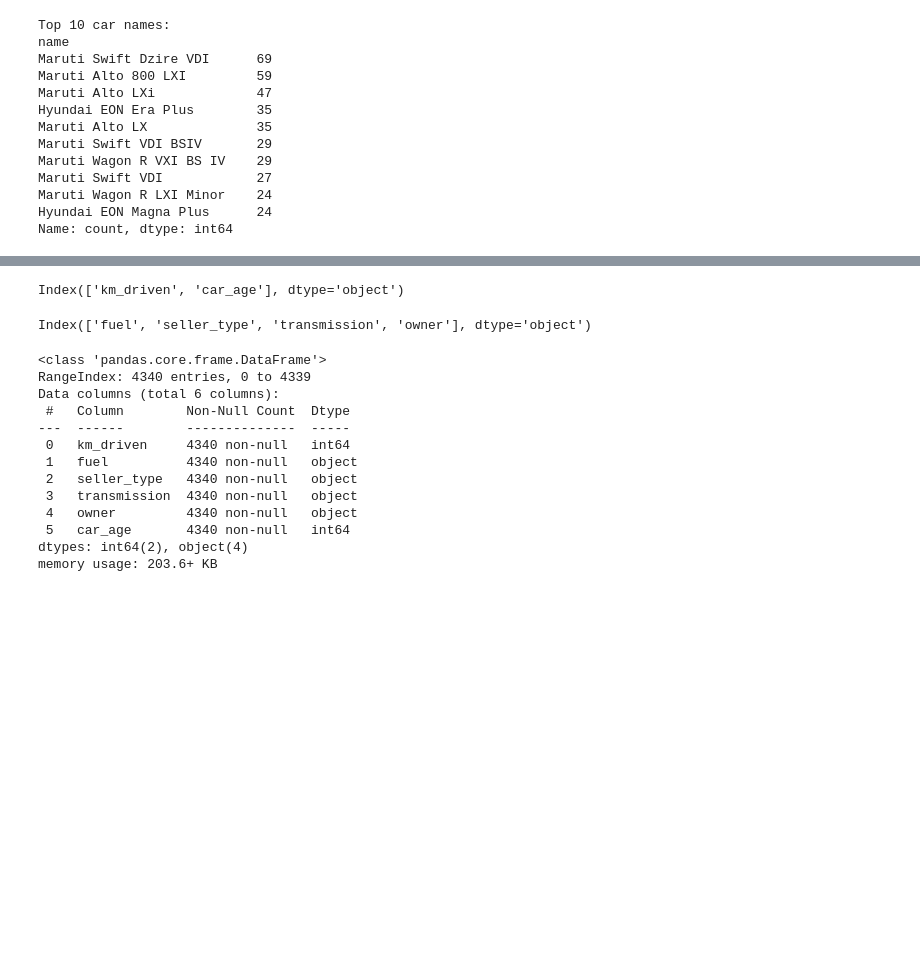
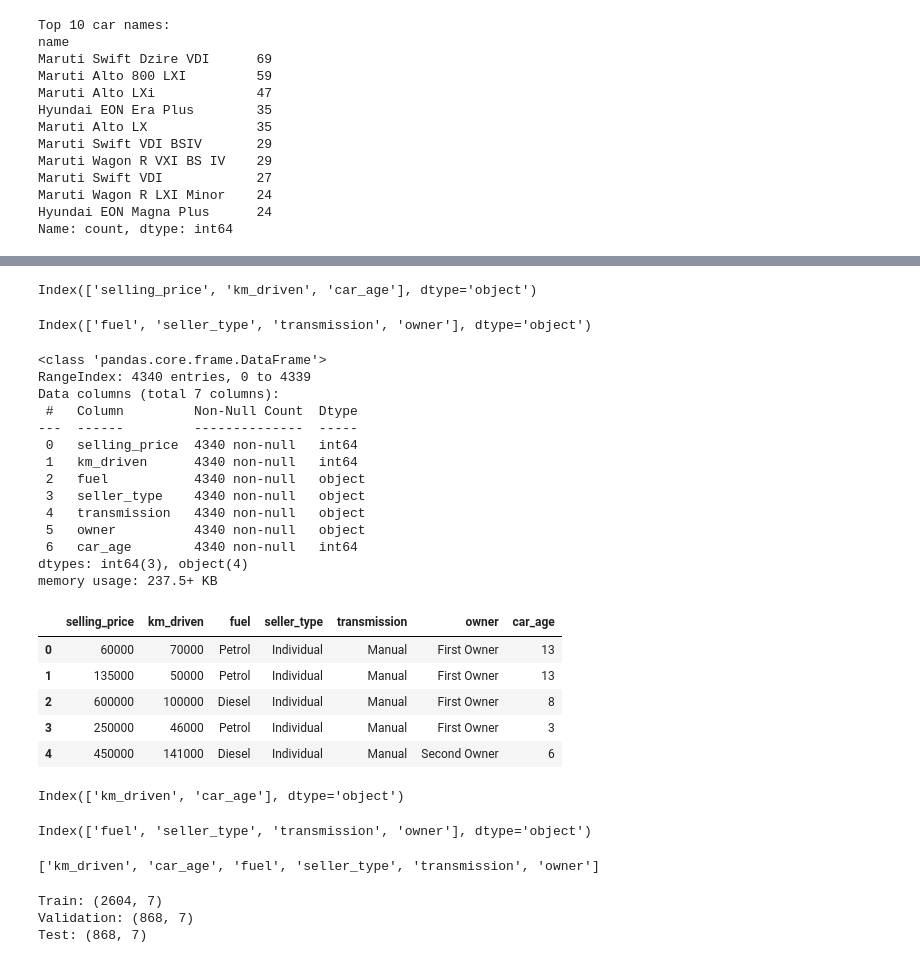
Before and after one commit to ArihantJain007/Vehicle-Price-Prediction, a Jupyter notebook: notebooks/baseline.ipynb, the cells around one changed output, grey strips where cells are left out. Cells and saved outputs as stored; diff of their text form; code cells hidden in the pictures; blank space fills up the shorter version.

```diff
--- a/notebooks/baseline.ipynb
+++ b/notebooks/baseline.ipynb
@@ -154,5 +154,5 @@ featurs = raw_df.drop(columns=['selling_price'])
 # %%
-df = raw_df.copy().drop(columns=['selling_price'])
+df = raw_df.copy()
 # %%
 df.head(10)
 # %% [output]
@@ -188,7 +189,7 @@ numeric_cols = df.select_dtypes(include=['int64','float64']).columns
 # %%
 numeric_cols
 # %% [output]
-Index(['km_driven', 'car_age'], dtype='object')
+Index(['selling_price', 'km_driven', 'car_age'], dtype='object')
 # %%
 categorical_cols = df.select_dtypes(include=['object']).columns
 # %%
@@ -200,14 +201,24 @@ df.info()
 # %% [output]
 <class 'pandas.core.frame.DataFrame'>
 RangeIndex: 4340 entries, 0 to 4339
-Data columns (total 6 columns):
- #   Column        Non-Null Count  Dtype
----  ------        --------------  -----
- 0   km_driven     4340 non-null   int64
- 1   fuel          4340 non-null   object
- 2   seller_type   4340 non-null   object
- 3   transmission  4340 non-null   object
- 4   owner         4340 non-null   object
- 5   car_age       4340 non-null   int64
-dtypes: int64(2), object(4)
-memory usage: 203.6+ KB
+Data columns (total 7 columns):
+ #   Column         Non-Null Count  Dtype
+---  ------         --------------  -----
+ 0   selling_price  4340 non-null   int64
+ 1   km_driven      4340 non-null   int64
+ 2   fuel           4340 non-null   object
+ 3   seller_type    4340 non-null   object
+ 4   transmission   4340 non-null   object
+ 5   owner          4340 non-null   object
+ 6   car_age        4340 non-null   int64
+dtypes: int64(3), object(4)
+memory usage: 237.5+ KB
+# %%
+df.head()
+# %% [output]
+|  | selling_price | km_driven | fuel | seller_type | transmission | owner | car_age |
+| 0 | 60000 | 70000 | Petrol | Individual | Manual | First Owner | 13 |
+| 1 | 135000 | 50000 | Petrol | Individual | Manual | First Owner | 13 |
+| 2 | 600000 | 100000 | Diesel | Individual | Manual | First Owner | 8 |
+| 3 | 250000 | 46000 | Petrol | Individual | Manual | First Owner | 3 |
+| 4 | 450000 | 141000 | Diesel | Individual | Manual | Second Owner | 6 |
@@ -213,0 +232,13 @@ memory usage: 203.6+ KB
+# %%
+numeric_cols
+# %% [output]
+Index(['km_driven', 'car_age'], dtype='object')
+# %%
+categorical_cols
+# %% [output]
+Index(['fuel', 'seller_type', 'transmission', 'owner'], dtype='object')
+# %%
+input_cols = numeric_cols.tolist() + categorical_cols.tolist()
+input_cols
+# %% [output]
+['km_driven', 'car_age', 'fuel', 'seller_type', 'transmission', 'owner']
@@ -213,0 +247,8 @@ memory usage: 203.6+ KB
+# %%
+print("Train:", train_df.shape)
+print("Validation:", val_df.shape)
+print("Test:", test_df.shape)
+# %% [output]
+Train: (2604, 7)
+Validation: (868, 7)
+Test: (868, 7)
```
Also changed, not shown: parts of 10 cells of this notebook.
